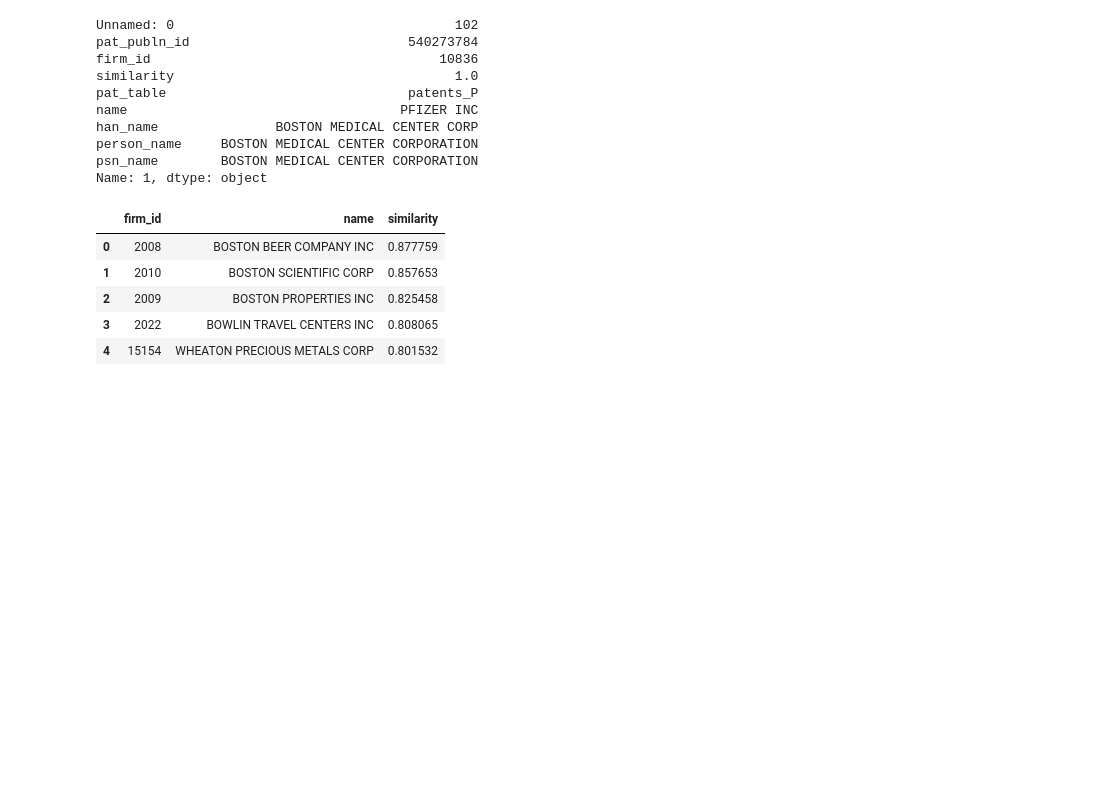
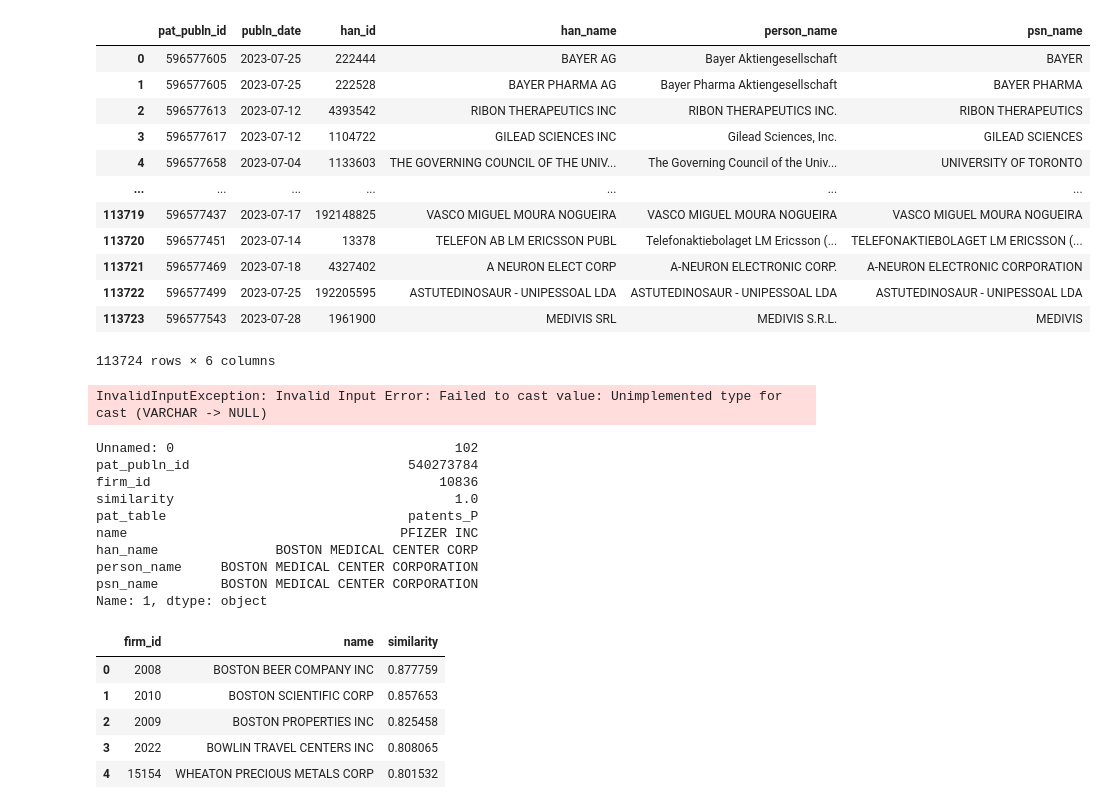
Before and after one commit to MarisLeander/patents_name_matching, a Jupyter notebook: notebooks/name_matching.ipynb, the cells around one changed output. Cells and saved outputs as stored; diff of their text form; code cells hidden in the pictures; blank space fills up the shorter version.

Commit message:
#7 adjusted tables, only one patstat table remaining

```diff
--- a/notebooks/name_matching.ipynb
+++ b/notebooks/name_matching.ipynb
@@ -345 +359,17 @@ process_patstat_file("../../files_maris/katharina_patents_name_matching/patent_d
+# %%
+con.sql("SELECT * FROM patstat_data").fetchdf()
+# %% [output]
+|  | pat_publn_id | publn_date | han_id | han_name | person_name | psn_name |
+| 0 | 596577605 | 2023-07-25 | 222444 | BAYER AG | Bayer Aktiengesellschaft | BAYER |
+| 1 | 596577605 | 2023-07-25 | 222528 | BAYER PHARMA AG | Bayer Pharma Aktiengesellschaft | BAYER PHARMA |
+| 2 | 596577613 | 2023-07-12 | 4393542 | RIBON THERAPEUTICS INC | RIBON THERAPEUTICS INC. | RIBON THERAPEUTICS |
+| 3 | 596577617 | 2023-07-12 | 1104722 | GILEAD SCIENCES INC | Gilead Sciences, Inc. | GILEAD SCIENCES |
+| 4 | 596577658 | 2023-07-04 | 1133603 | THE GOVERNING COUNCIL OF THE UNIV... | The Governing Council of the Univ... | UNIVERSITY OF TORONTO |
+| ... | ... | ... | ... | ... | ... | ... |
+| 113719 | 596577437 | 2023-07-17 | 192148825 | VASCO MIGUEL MOURA NOGUEIRA | VASCO MIGUEL MOURA NOGUEIRA | VASCO MIGUEL MOURA NOGUEIRA |
+| 113720 | 596577451 | 2023-07-14 | 13378 | TELEFON AB LM ERICSSON PUBL | Telefonaktiebolaget LM Ericsson (... | TELEFONAKTIEBOLAGET LM ERICSSON (... |
+| 113721 | 596577469 | 2023-07-18 | 4327402 | A NEURON ELECT CORP | A-NEURON ELECTRONIC CORP. | A-NEURON ELECTRONIC CORPORATION |
+| 113722 | 596577499 | 2023-07-25 | 192205595 | ASTUTEDINOSAUR - UNIPESSOAL LDA | ASTUTEDINOSAUR - UNIPESSOAL LDA | ASTUTEDINOSAUR - UNIPESSOAL LDA |
+| 113723 | 596577543 | 2023-07-28 | 1961900 | MEDIVIS SRL | MEDIVIS S.R.L. | MEDIVIS |
+113724 rows × 6 columns
 # %%
@@ -365,3 +393,7 @@ con.execute('select distinct han_id from patstat_patents_P').fetchdf()
+# %%
+con.execute("SELECT * FROM patstat_data_tmp").fetchdf()
+# %% [output]
+InvalidInputException: Invalid Input Error: Failed to cast value: Unimplemented type for cast (VARCHAR -> NULL)
 # %%
 firm_names_data
 # %%
```
Also changed, not shown: parts of 7 cells of this notebook.
